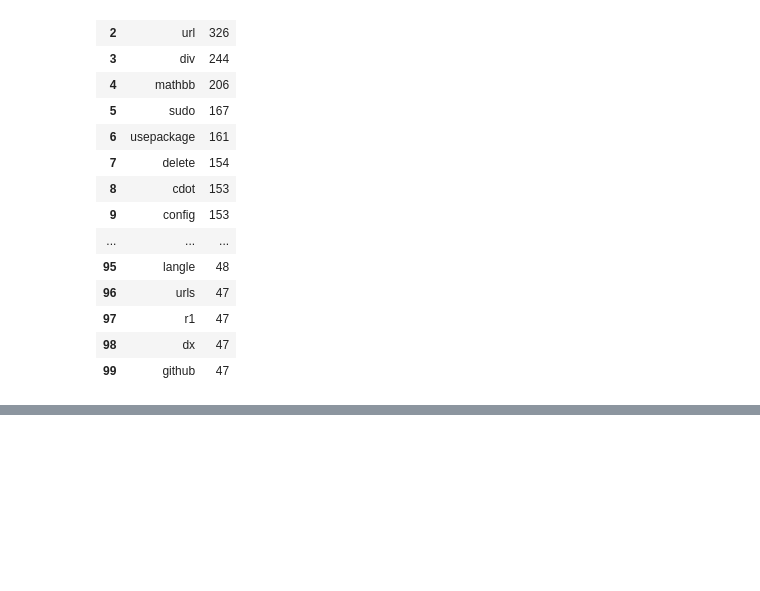
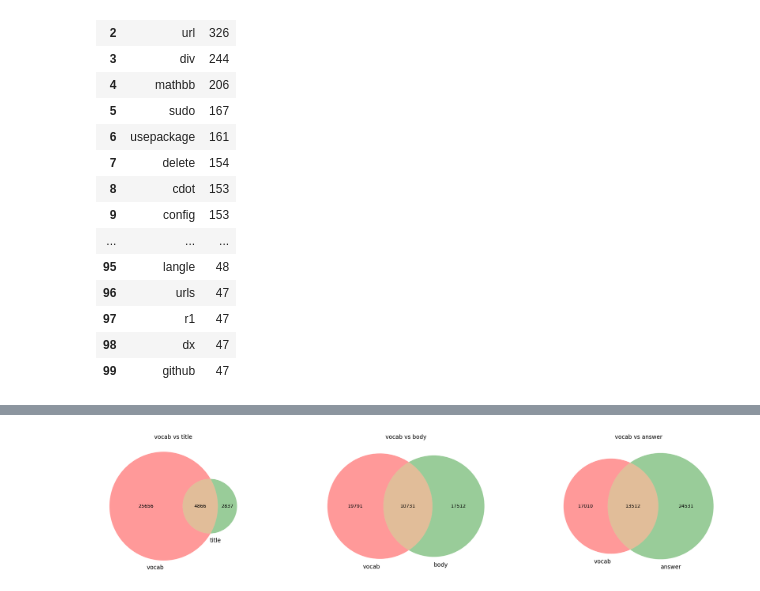
Before and after one commit to guchio3/kaggle-google-quest, a Jupyter notebook: notebooks/e09X_preprocess_texts.ipynb, the cells around one changed output, grey strips where cells are left out. Saved outputs shown, nothing was run; the diff lists cells and outputs as text; code cells hidden in the pictures; blank space fills up the shorter version.

```diff
--- a/notebooks/e09X_preprocess_texts.ipynb
+++ b/notebooks/e09X_preprocess_texts.ipynb
@@ -881,0 +432,4 @@ model.config
+# %%
+t, q, a = check_converge(bert_tokenizer_keys, all_df)
+# %% [output]
+[figure, added]
```
Also changed, not shown: parts of 63 cells of this notebook.
